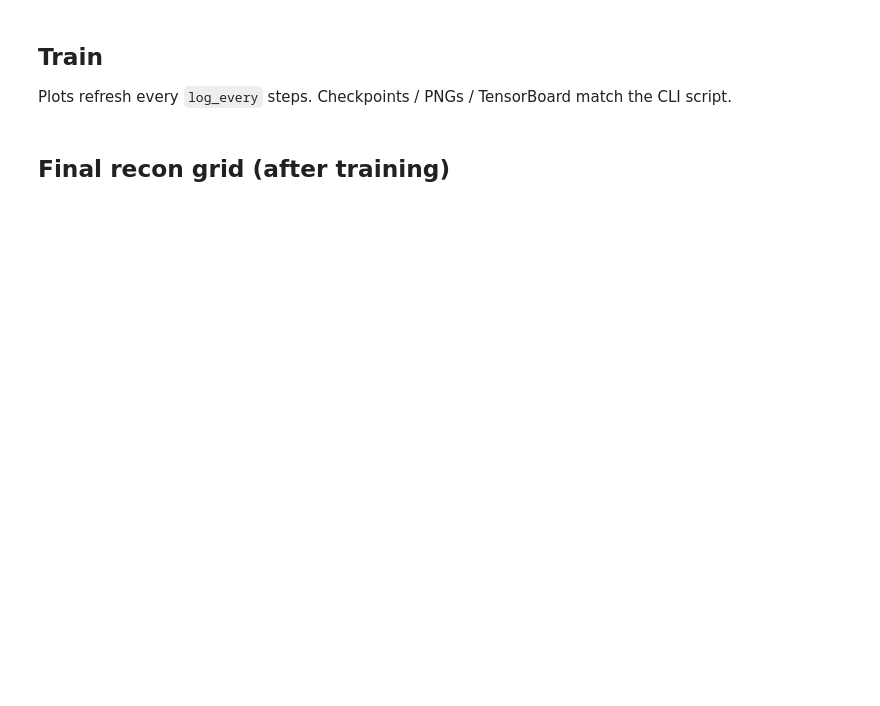
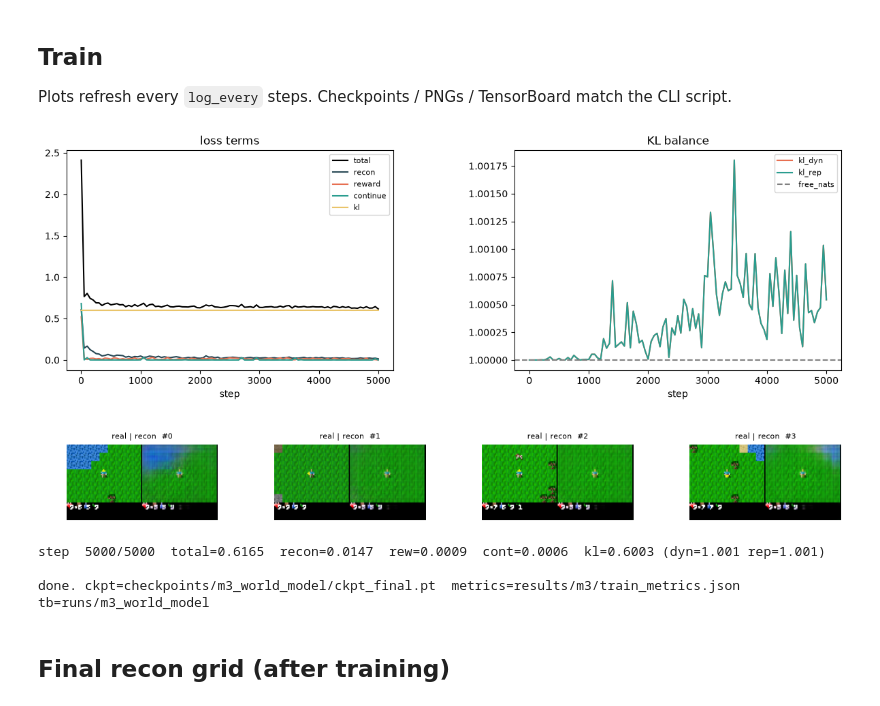
Before and after one commit to aarush-verma16/world-model, a Jupyter notebook: notebooks/05_train_world_model.ipynb, the cells around one changed output. Drawn from its saved outputs; the diff is of its cells as text; code cells hidden in the pictures; blank space fills up the shorter version.

```diff
--- a/notebooks/05_train_world_model.ipynb
+++ b/notebooks/05_train_world_model.ipynb
@@ -206,6 +212,7 @@ for step in range(start_step + 1, start_step + steps + 1):
         reward_scale=float(train_cfg["reward_scale"]),
         continue_scale=float(train_cfg["continue_scale"]),
         kl_scale=float(train_cfg["kl_scale"]),
+        recon_loss_type=str(train_cfg.get("recon_loss", "l1")),
     )
 
     optim.zero_grad(set_to_none=True)
@@ -250,33 +257,38 @@ for step in range(start_step + 1, start_step + steps + 1):
                 results_dir / f"recon_step_{step:05d}.png"
             )
         model.train()
         if history:
             show_progress(history, last_recon_vis)
 
     if step % ckpt_every == 0:
         path = ckpt_dir / f"ckpt_step_{step:05d}.pt"
         torch.save(
             {"step": step, "model": model.state_dict(), "optim": optim.state_dict()},
             path,
         )
         print(f"wrote {path}")
 
 final = ckpt_dir / "ckpt_final.pt"
 torch.save(
     {
         "step": start_step + steps,
         "model": model.state_dict(),
         "optim": optim.state_dict(),
     },
     final,
 )
 metrics_path = results_dir / "train_metrics.json"
 metrics_path.write_text(json.dumps(history, indent=2))
 writer.flush()
 writer.close()
 
 show_progress(history, last_recon_vis)
 print(f"\ndone. ckpt={final}  metrics={metrics_path}  tb={log_dir}")
+# %% [output]
+[figure, added]
+step  5000/5000  total=0.6165  recon=0.0147  rew=0.0009  cont=0.0006  kl=0.6003 (dyn=1.001 rep=1.001)
+
+done. ckpt=checkpoints/m3_world_model/ckpt_final.pt  metrics=results/m3/train_metrics.json  tb=runs/m3_world_model
 # %% [markdown]
 ## Final recon grid (after training)
 # %%
```
Also changed, not shown: parts of 3 cells of this notebook, 5 other files.
